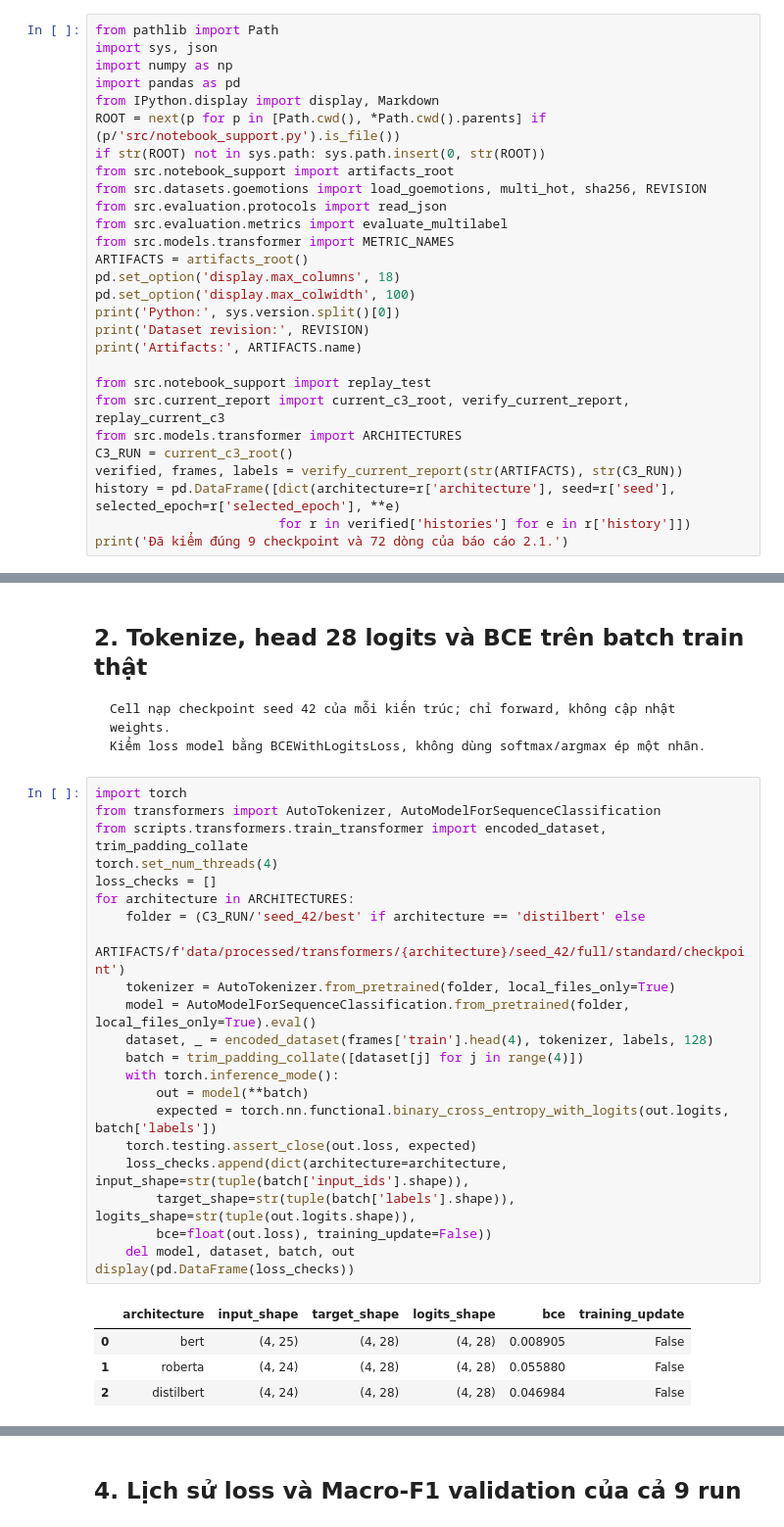
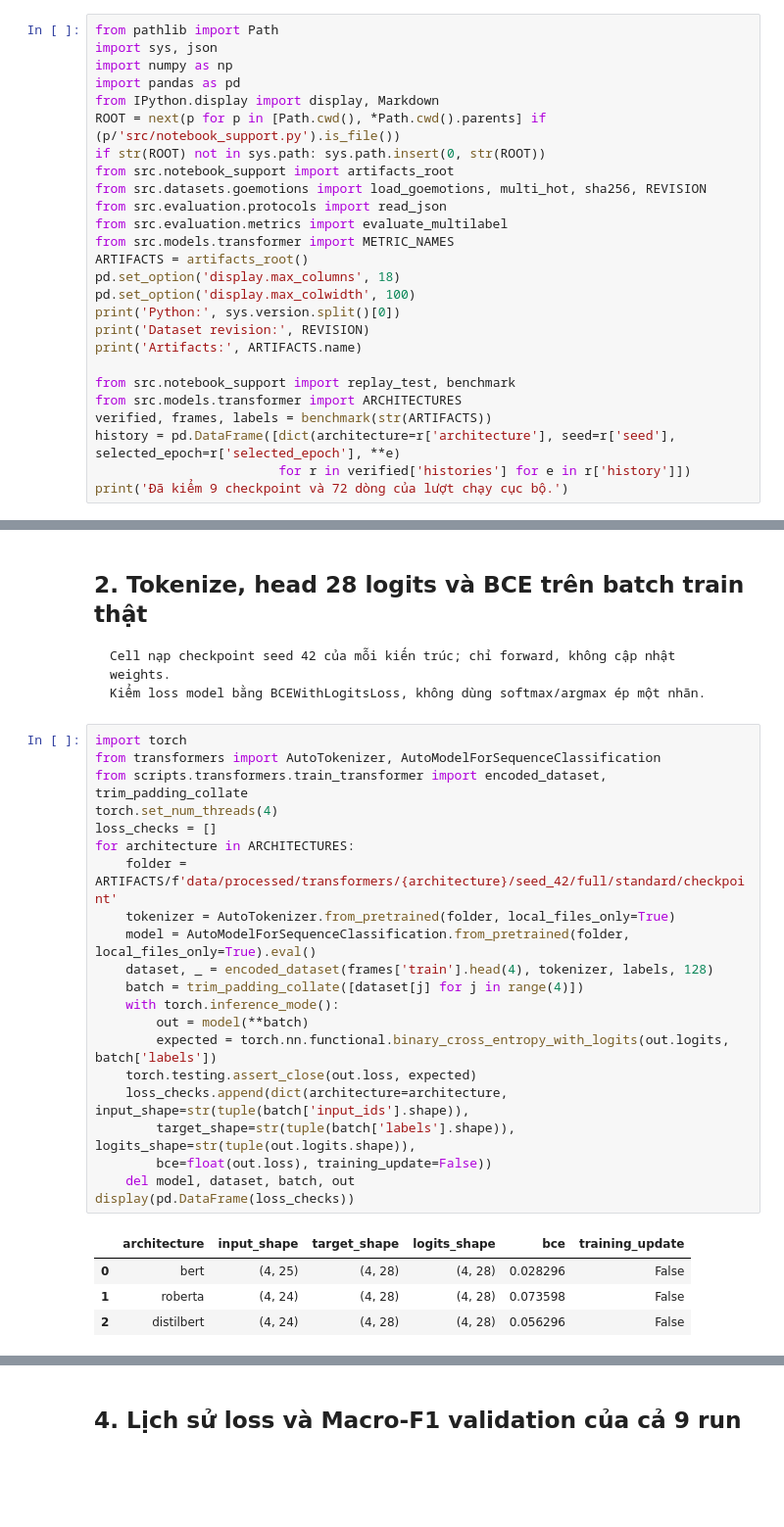
Before and after one commit to dzyuu1612/goemotions-multilabel-classification, a Jupyter notebook: notebooks/executed/04_transformers.executed.ipynb, the cells around one changed output, grey strips where cells are left out. Shown at 98% size. Cells and saved outputs as stored; diff of their text form; blank space fills up the shorter version.

```diff
--- a/notebooks/executed/04_transformers.executed.ipynb
+++ b/notebooks/executed/04_transformers.executed.ipynb
@@ -25,12 +24,10 @@ print('Python:', sys.version.split()[0])
 print('Dataset revision:', REVISION)
 print('Artifacts:', ARTIFACTS.name)
 
-from src.notebook_support import replay_test
-from src.current_report import current_c3_root, verify_current_report, replay_current_c3
+from src.notebook_support import replay_test, benchmark
 from src.models.transformer import ARCHITECTURES
-C3_RUN = current_c3_root()
-verified, frames, labels = verify_current_report(str(ARTIFACTS), str(C3_RUN))
+verified, frames, labels = benchmark(str(ARTIFACTS))
 history = pd.DataFrame([dict(architecture=r['architecture'], seed=r['seed'], selected_epoch=r['selected_epoch'], **e)
                         for r in verified['histories'] for e in r['history']])
-print('Đã kiểm đúng 9 checkpoint và 72 dòng của báo cáo 2.1.')
+print('Đã kiểm 9 checkpoint và 72 dòng của lượt chạy cục bộ.')
 # %% [output]
@@ -79,28 +76,27 @@ Demo chọn bằng validation Macro-F1 @0.5: {'architecture': 'bert', 'seed': 12
 # %%
 import torch
 from transformers import AutoTokenizer, AutoModelForSequenceClassification
 from scripts.transformers.train_transformer import encoded_dataset, trim_padding_collate
 torch.set_num_threads(4)
 loss_checks = []
 for architecture in ARCHITECTURES:
-    folder = (C3_RUN/'seed_42/best' if architecture == 'distilbert' else
-              ARTIFACTS/f'data/processed/transformers/{architecture}/seed_42/full/standard/checkpoint')
+    folder = ARTIFACTS/f'data/processed/transformers/{architecture}/seed_42/full/standard/checkpoint'
     tokenizer = AutoTokenizer.from_pretrained(folder, local_files_only=True)
     model = AutoModelForSequenceClassification.from_pretrained(folder, local_files_only=True).eval()
     dataset, _ = encoded_dataset(frames['train'].head(4), tokenizer, labels, 128)
     batch = trim_padding_collate([dataset[j] for j in range(4)])
     with torch.inference_mode():
         out = model(**batch)
         expected = torch.nn.functional.binary_cross_entropy_with_logits(out.logits, batch['labels'])
     torch.testing.assert_close(out.loss, expected)
     loss_checks.append(dict(architecture=architecture, input_shape=str(tuple(batch['input_ids'].shape)),
         target_shape=str(tuple(batch['labels'].shape)), logits_shape=str(tuple(out.logits.shape)),
         bce=float(out.loss), training_update=False))
     del model, dataset, batch, out
 display(pd.DataFrame(loss_checks))
 # %% [output]
 |  | architecture | input_shape | target_shape | logits_shape | bce | training_update |
-| 0 | bert | (4, 25) | (4, 28) | (4, 28) | 0.008905 | False |
-| 1 | roberta | (4, 24) | (4, 28) | (4, 28) | 0.055880 | False |
-| 2 | distilbert | (4, 24) | (4, 28) | (4, 28) | 0.046984 | False |
+| 0 | bert | (4, 25) | (4, 28) | (4, 28) | 0.028296 | False |
+| 1 | roberta | (4, 24) | (4, 28) | (4, 28) | 0.073598 | False |
+| 2 | distilbert | (4, 24) | (4, 28) | (4, 28) | 0.056296 | False |
 # %% [markdown]
```
Also changed, not shown: parts of 12 cells of this notebook, 18 other files.
